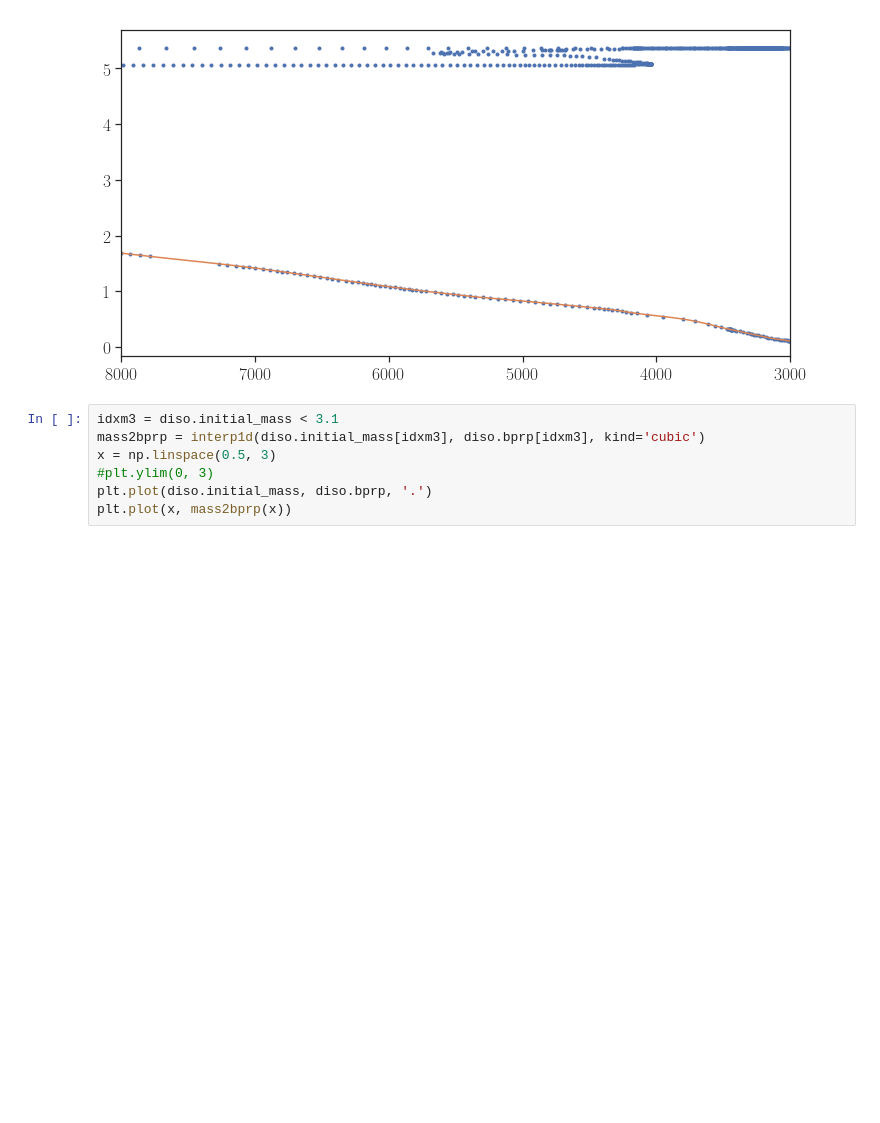
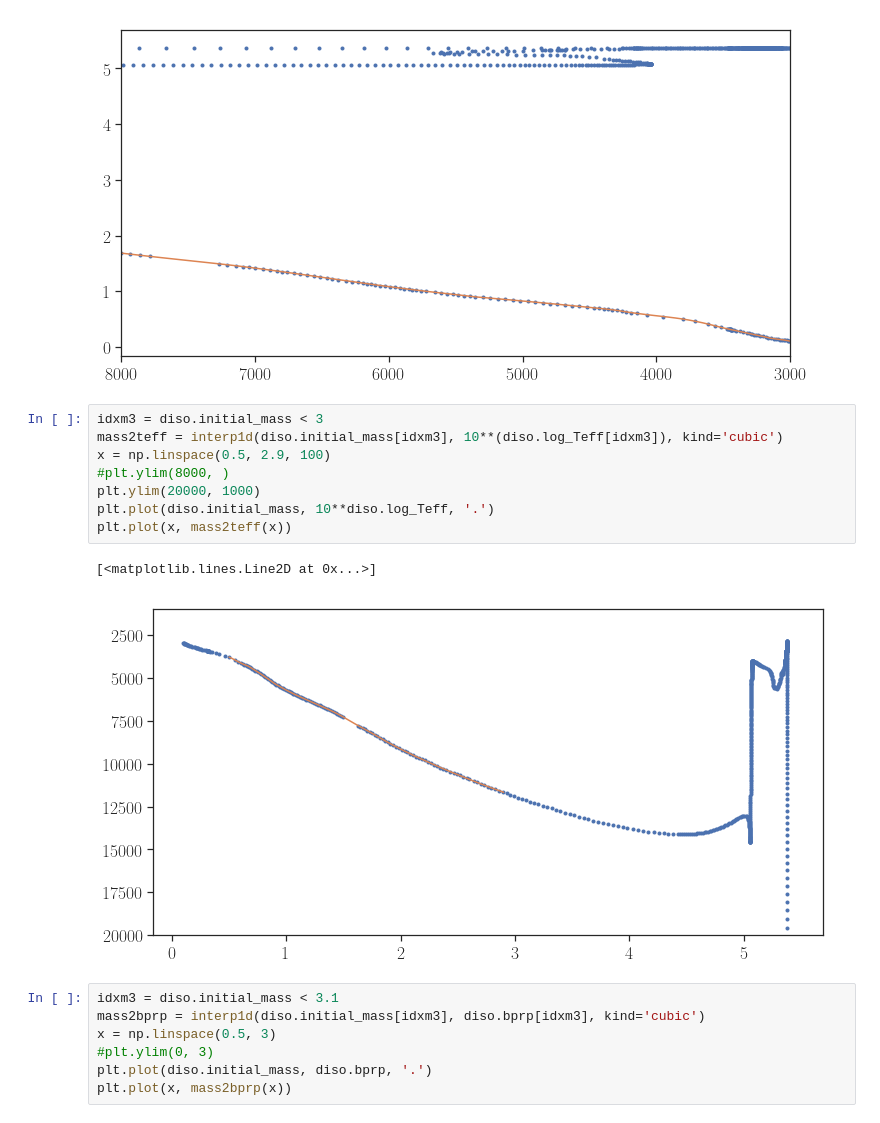
Before and after one commit to kemasuda/acheron, a Jupyter notebook: kepler_prot_teff/detection_age.ipynb, the cells around one changed output. Cells and saved outputs as stored; diff of their text form; blank space fills up the shorter version.

```diff
--- a/kepler_prot_teff/detection_age.ipynb
+++ b/kepler_prot_teff/detection_age.ipynb
@@ -92,6 +92,17 @@ plt.plot(x, teff2mass(x))
 # %% [output]
 [<matplotlib.lines.Line2D at 0x...>]
 [figure]
+# %%
+idxm3 = diso.initial_mass < 3
+mass2teff = interp1d(diso.initial_mass[idxm3], 10**(diso.log_Teff[idxm3]), kind='cubic')
+x = np.linspace(0.5, 2.9, 100)
+#plt.ylim(8000, )
+plt.ylim(20000, 1000)
+plt.plot(diso.initial_mass, 10**diso.log_Teff, '.')
+plt.plot(x, mass2teff(x))
+# %% [output]
+[<matplotlib.lines.Line2D at 0x...>]
+[figure, added]
 # %%
 idxm3 = diso.initial_mass < 3.1
 mass2bprp = interp1d(diso.initial_mass[idxm3], diso.bprp[idxm3], kind='cubic')
```
Also changed, not shown: parts of 6 cells of this notebook.
